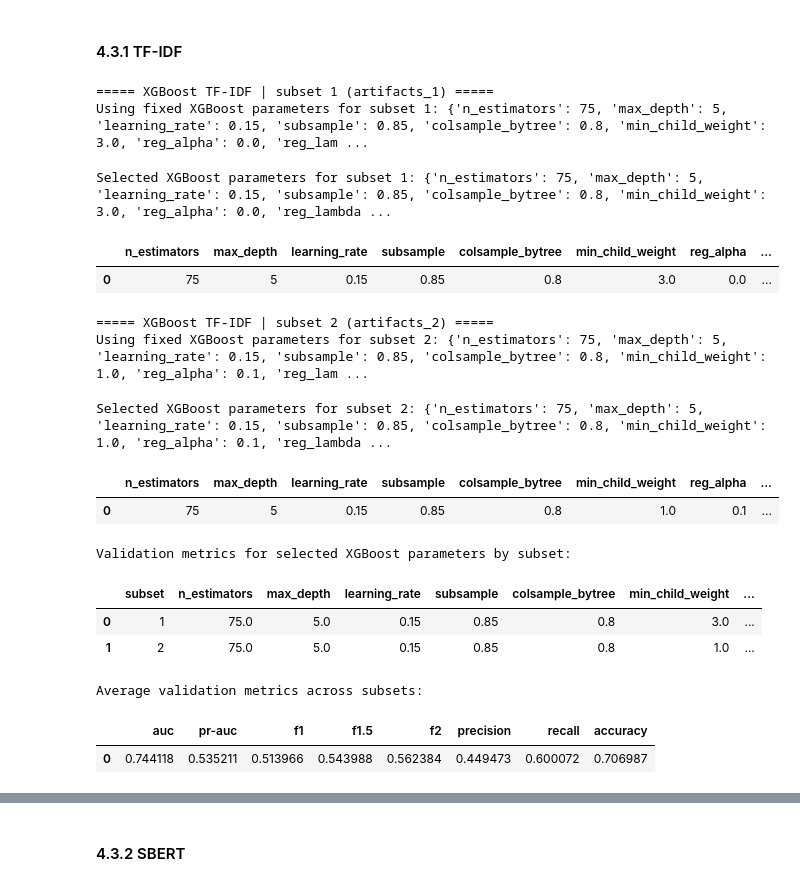
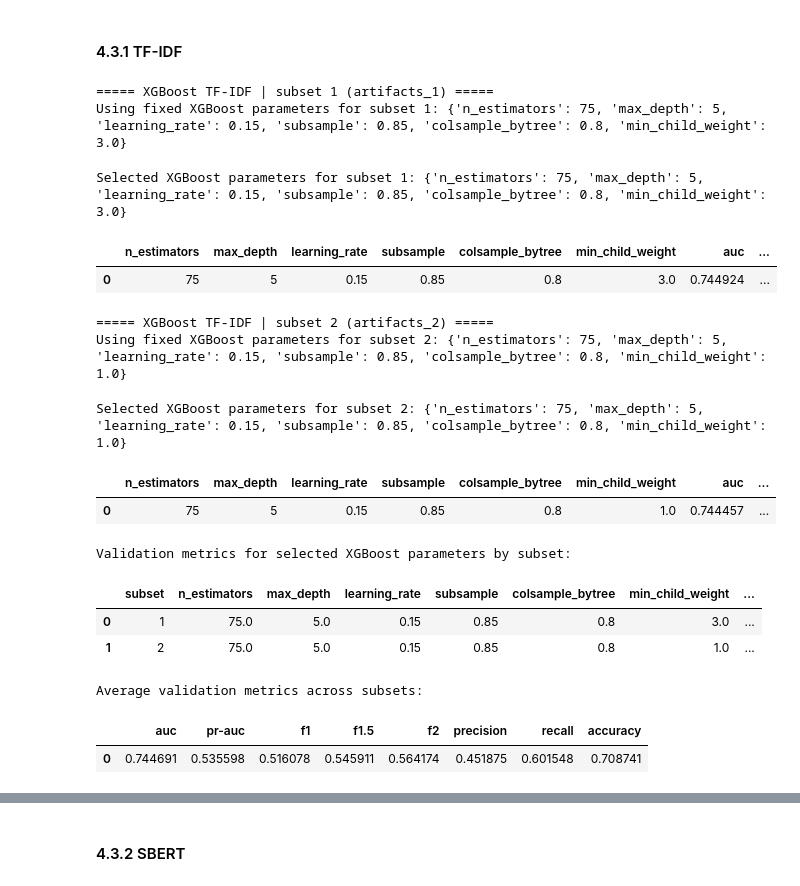
Before and after one commit to lzrcode-816/3244-Group-17-IMDB-Spoiler-Detection, a Jupyter notebook: Group17_ProjectDeSpoiler_Model.ipynb, the cells around one changed output, grey strips where cells are left out. Cells and saved outputs as stored; diff of their text form; code cells hidden in the pictures.

```diff
--- a/Group17_ProjectDeSpoiler_Model.ipynb
+++ b/Group17_ProjectDeSpoiler_Model.ipynb
@@ -2822,7 +2853,7 @@ for subset_name, artifact_name in SUBSET_TO_ARTIFACT.items():
         model_type="sbert",
     )
     X_sbert_train_sub = validation_data["X_train"]
-    y_sbert_train_sub = np.array(validation_data["y_train"]).ravel()
+    y_sbert_train_sub = validation_data["y_train"]
     X_sbert_val = validation_data["X_val"]
     review_ids_val = validation_data["review_ids_val"]
     review_label_map_val = validation_data["review_label_map_val"]
@@ -3415,15 +3460,20 @@ from sklearn.metrics import (
 RF_THRESHOLD = 0.5
 metric_cols = ["auc", "average_precision", "f1", "f1.5", "f2", "precision", "recall", "accuracy"]
 rf_param_cols = ["n_estimators", "max_depth", "min_samples_split", "min_samples_leaf", "max_features"]
-rf_int_param_cols = ["n_estimators", "max_depth", "min_samples_split", "min_samples_leaf"]
 
 
 def normalize_rf_params(params_like):
     params = {key: value for key, value in dict(params_like).items() if key in rf_param_cols}
-    for name in rf_int_param_cols:
-        if name in params:
-            val = params[name]
-            params[name] = None if pd.isna(val) else int(val)
+    for name in ["n_estimators", "max_depth", "min_samples_split", "min_samples_leaf"]:
+        if name not in params:
+            continue
+        value = params[name]
+        if value is None:
+            continue
+        if isinstance(value, float) and np.isnan(value):
+            params[name] = None
+            continue
+        params[name] = int(value)
     return params
 
 
@@ -3497,24 +3547,14 @@ for subset_name, artifact_name in SUBSET_TO_ARTIFACT.items():
     rf_sbert_tuning_results[subset_name] = tuning_df
     rf_sbert_best_params_by_subset[subset_name] = best_params
 
-    display_tuning_df = tuning_df.copy()
-    for column in rf_int_param_cols:
-        if column in display_tuning_df.columns:
-            display_tuning_df[column] = display_tuning_df[column].map(
-                lambda value: None if pd.isna(value) else int(value)
-            ).astype(object)
-
     print(f"Selected RF parameters for subset {subset_name}: {best_params}")
     display(
-        display_tuning_df[present_param_cols + metric_cols]
+        tuning_df[present_param_cols + metric_cols]
         .rename(columns={"average_precision": "pr-auc"})
         .round(6)
     )
 
     selected_row = tuning_df.loc[0, present_param_cols + metric_cols].to_dict()
-    for column in rf_int_param_cols:
-        if column in selected_row:
-            selected_row[column] = None if pd.isna(selected_row[column]) else int(selected_row[column])
     rf_sbert_validation_rows.append({"subset": subset_name, **selected_row})
 
     selected_val_model = RandomForestClassifier(
@@ -3554,9 +3594,6 @@ for subset_name, artifact_name in SUBSET_TO_ARTIFACT.items():
     gc.collect()
 
 rf_sbert_validation_metrics_df = pd.DataFrame(rf_sbert_validation_rows)
-for column in rf_int_param_cols:
-    if column in rf_sbert_validation_metrics_df.columns:
-        rf_sbert_validation_metrics_df[column] = rf_sbert_validation_metrics_df[column].astype(object)
 rf_sbert_present_param_cols = [column for column in rf_param_cols if column in rf_sbert_validation_metrics_df.columns]
 print("Final RF SBERT validation summary:")
 display(
@@ -3773,8 +3825,6 @@ xgb_param_casts = {
     "subsample": float,
     "colsample_bytree": float,
     "min_child_weight": float,
-    "reg_alpha": float,
-    "reg_lambda": float,
 }
 
 xgb_tfidf_best_params_by_subset = {}
@@ -3802,16 +3852,7 @@ for subset_name, artifact_name in SUBSET_TO_ARTIFACT.items():
 
     if USE_FIXED_BEST_PARAMS and fixed_params is not None:
         candidate_param_sets = [
-            {
-                "n_estimators": int(fixed_params["n_estimators"]),
-                "max_depth": int(fixed_params["max_depth"]),
-                "learning_rate": float(fixed_params["learning_rate"]),
-                "subsample": float(fixed_params["subsample"]),
-                "colsample_bytree": float(fixed_params["colsample_bytree"]),
-                "min_child_weight": float(fixed_params["min_child_weight"]),
-                "reg_alpha": float(fixed_params["reg_alpha"]),
-                "reg_lambda": float(fixed_params["reg_lambda"]),
-            }
+            {name: caster(fixed_params[name]) for name, caster in xgb_param_casts.items()}
         ]
         print(f"Using fixed XGBoost parameters for subset {subset_name}: {candidate_param_sets[0]}")
     else:
@@ -3904,42 +3945,42 @@ for subset_name, artifact_name in SUBSET_TO_ARTIFACT.items():
     )
     final_model.fit(X_train_full, y_train_full)
     xgb_tfidf_models[subset_name] = final_model
 
 xgb_tfidf_validation_metrics_df = pd.DataFrame(xgb_tfidf_validation_rows)
 print("Validation metrics for selected XGBoost parameters by subset:")
 display(
     xgb_tfidf_validation_metrics_df[["subset"] + list(xgb_param_casts) + metric_cols]
     .rename(columns={"average_precision": "pr-auc"})
     .round(6)
 )
 
 validation_details_xgb_tfidf = xgb_tfidf_validation_metrics_df.copy()
 validation_summary_xgb_tfidf = xgb_tfidf_validation_metrics_df[metric_cols].mean().to_frame().T
 print("Average validation metrics across subsets:")
 display(
     validation_summary_xgb_tfidf.rename(columns={"average_precision": "pr-auc"}).round(6)
 )
 
 xgb_tfidf_best_params = xgb_tfidf_best_params_by_subset["1"]
 xgb_tfidf_model = xgb_tfidf_models["1"]
 # %% [output]
 ===== XGBoost TF-IDF | subset 1 (artifacts_1) =====
-Using fixed XGBoost parameters for subset 1: {'n_estimators': 75, 'max_depth': 5, 'learning_rate': 0.15, 'subsample': 0.85, 'colsample_bytree': 0.8, 'min_child_weight': 3.0, 'reg_alpha': 0.0, 'reg_lam ...
+Using fixed XGBoost parameters for subset 1: {'n_estimators': 75, 'max_depth': 5, 'learning_rate': 0.15, 'subsample': 0.85, 'colsample_bytree': 0.8, 'min_child_weight': 3.0}
-Selected XGBoost parameters for subset 1: {'n_estimators': 75, 'max_depth': 5, 'learning_rate': 0.15, 'subsample': 0.85, 'colsample_bytree': 0.8, 'min_child_weight': 3.0, 'reg_alpha': 0.0, 'reg_lambda ...
+Selected XGBoost parameters for subset 1: {'n_estimators': 75, 'max_depth': 5, 'learning_rate': 0.15, 'subsample': 0.85, 'colsample_bytree': 0.8, 'min_child_weight': 3.0}
-|  | n_estimators | max_depth | learning_rate | subsample | colsample_bytree | min_child_weight | reg_alpha | ... |
-| 0 | 75 | 5 | 0.15 | 0.85 | 0.8 | 3.0 | 0.0 | ... |
+|  | n_estimators | max_depth | learning_rate | subsample | colsample_bytree | min_child_weight | auc | ... |
+| 0 | 75 | 5 | 0.15 | 0.85 | 0.8 | 3.0 | 0.744924 | ... |
 ===== XGBoost TF-IDF | subset 2 (artifacts_2) =====
-Using fixed XGBoost parameters for subset 2: {'n_estimators': 75, 'max_depth': 5, 'learning_rate': 0.15, 'subsample': 0.85, 'colsample_bytree': 0.8, 'min_child_weight': 1.0, 'reg_alpha': 0.1, 'reg_lam ...
+Using fixed XGBoost parameters for subset 2: {'n_estimators': 75, 'max_depth': 5, 'learning_rate': 0.15, 'subsample': 0.85, 'colsample_bytree': 0.8, 'min_child_weight': 1.0}
-Selected XGBoost parameters for subset 2: {'n_estimators': 75, 'max_depth': 5, 'learning_rate': 0.15, 'subsample': 0.85, 'colsample_bytree': 0.8, 'min_child_weight': 1.0, 'reg_alpha': 0.1, 'reg_lambda ...
+Selected XGBoost parameters for subset 2: {'n_estimators': 75, 'max_depth': 5, 'learning_rate': 0.15, 'subsample': 0.85, 'colsample_bytree': 0.8, 'min_child_weight': 1.0}
-|  | n_estimators | max_depth | learning_rate | subsample | colsample_bytree | min_child_weight | reg_alpha | ... |
-| 0 | 75 | 5 | 0.15 | 0.85 | 0.8 | 1.0 | 0.1 | ... |
+|  | n_estimators | max_depth | learning_rate | subsample | colsample_bytree | min_child_weight | auc | ... |
+| 0 | 75 | 5 | 0.15 | 0.85 | 0.8 | 1.0 | 0.744457 | ... |
 Validation metrics for selected XGBoost parameters by subset:
 |  | subset | n_estimators | max_depth | learning_rate | subsample | colsample_bytree | min_child_weight | ... |
 | 0 | 1 | 75.0 | 5.0 | 0.15 | 0.85 | 0.8 | 3.0 | ... |
 | 1 | 2 | 75.0 | 5.0 | 0.15 | 0.85 | 0.8 | 1.0 | ... |
 Average validation metrics across subsets:
 |  | auc | pr-auc | f1 | f1.5 | f2 | precision | recall | accuracy |
-| 0 | 0.744118 | 0.535211 | 0.513966 | 0.543988 | 0.562384 | 0.449473 | 0.600072 | 0.706987 |
+| 0 | 0.744691 | 0.535598 | 0.516078 | 0.545911 | 0.564174 | 0.451875 | 0.601548 | 0.708741 |
 # %%
 # Threshold Tuning
 xgb_tfidf_tuned_threshold_metric_cols = ["auc", "average_precision", "f1", "f1.5", "f2", "precision", "recall", "accuracy"]
```
Also changed, not shown: parts of 90 cells of this notebook.
